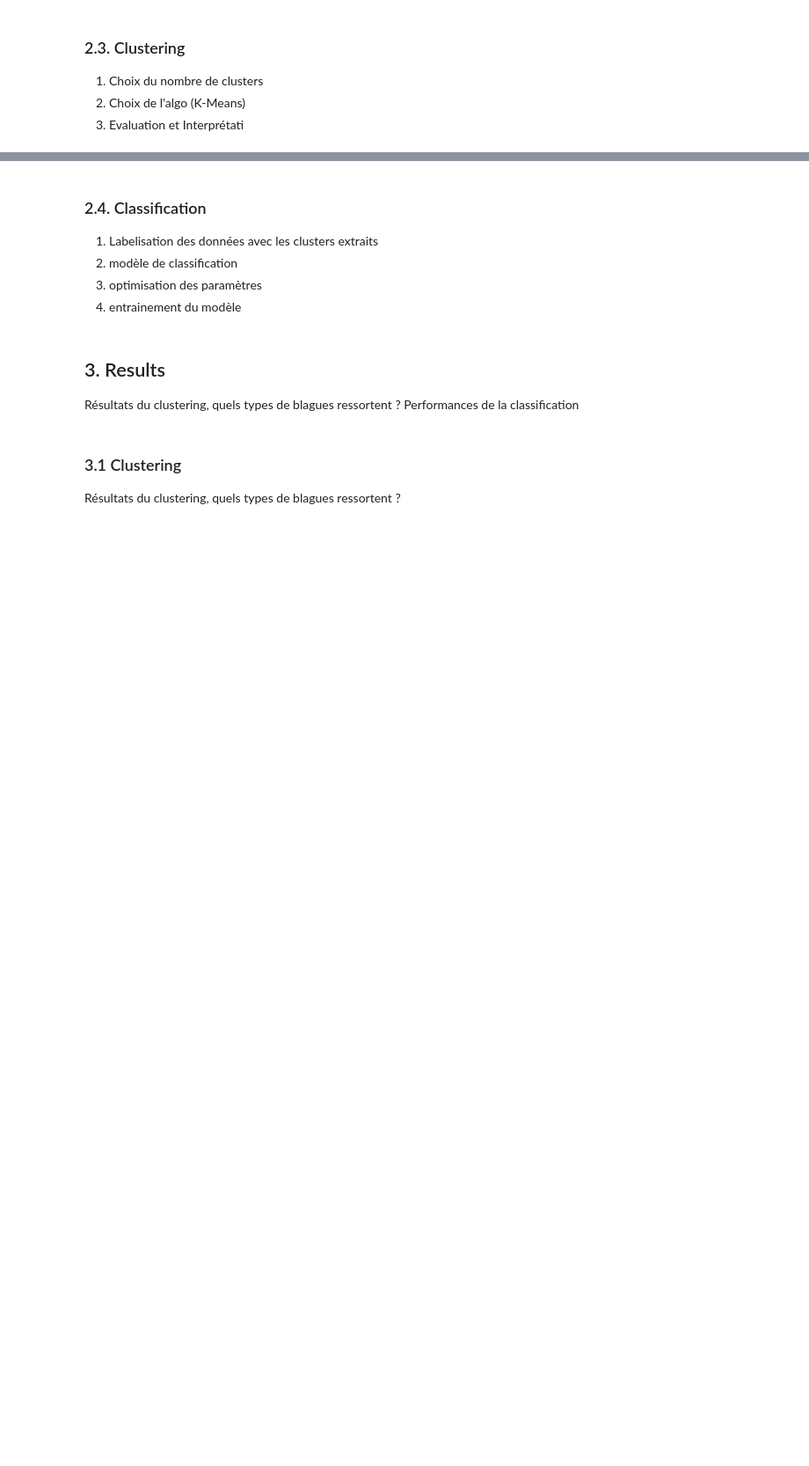
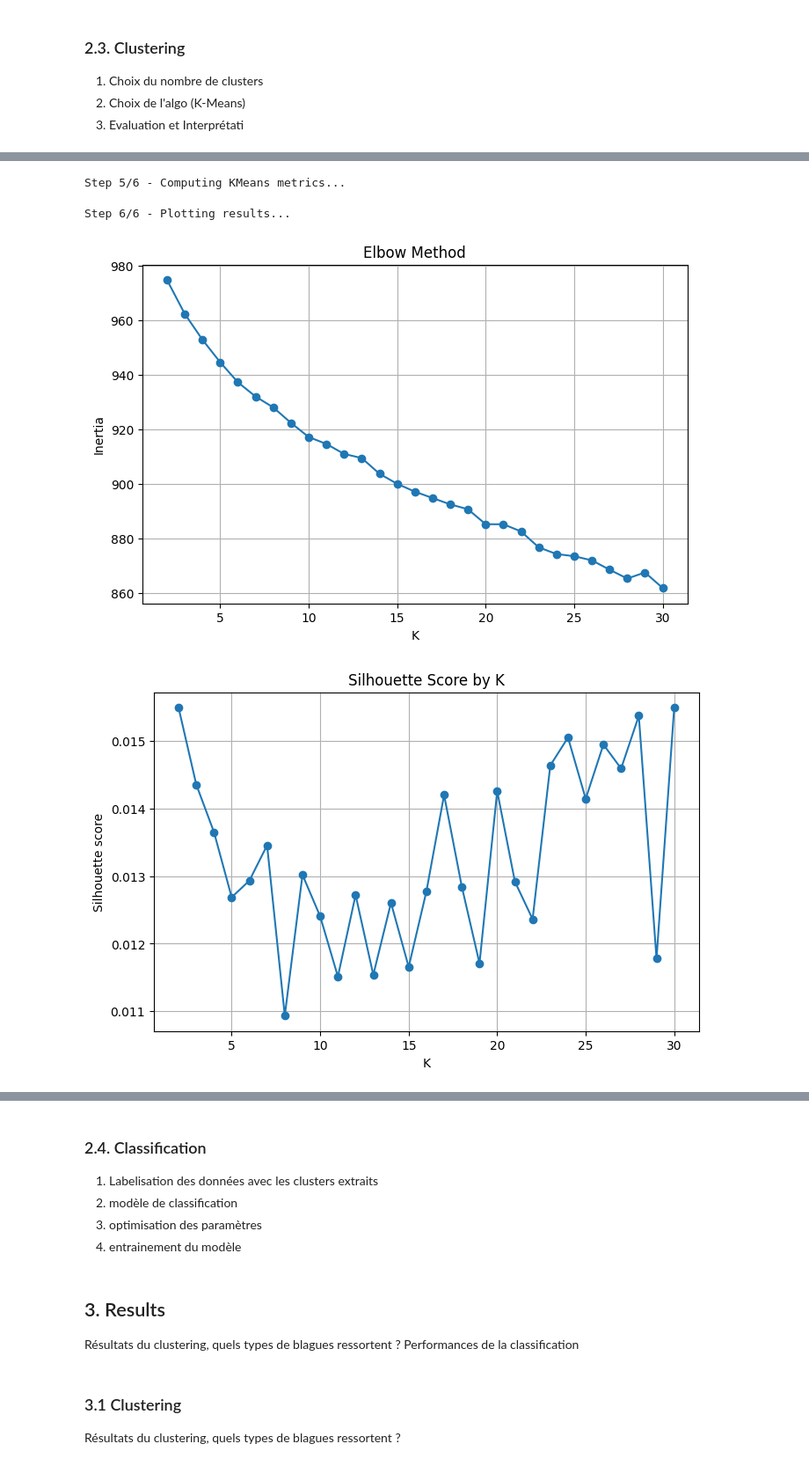
Before and after one commit to realhugoviana/jokes_clustering, a Jupyter notebook: joke_clustering.ipynb, the cells around one changed output, grey strips where cells are left out. Shown at 88% size. Cells and saved outputs as stored; diff of their text form; code cells hidden in the pictures; blank space fills up the shorter version.

Commit message:
Clustering final 17 clusters + Labels of clusters

```diff
--- a/joke_clustering.ipynb
+++ b/joke_clustering.ipynb
@@ -369,18 +153,0 @@ CLUSTER 0
-# %%
-!pip install hdbscan
-import numpy as np
-import hdbscan
-
-X = np.vstack(df["embedding"].values)
-
-clusterer = hdbscan.HDBSCAN(
-    min_cluster_size=50,     # taille min d’un cluster
-    metric='euclidean'
-)
-
-labels = clusterer.fit_predict(X)
-
-df["cluster"] = labels
-
-print("Number of clusters:", len(set(labels)) - (1 if -1 in labels else 0))
-print("Noise points:", sum(labels == -1))
@@ -535,0 +154,50 @@ SCORES : [0.806, 0.773, 0.356]
+# %%
+import matplotlib.pyplot as plt
+
+from tqdm.auto import tqdm
+from sklearn.cluster import KMeans
+from sklearn.metrics import silhouette_score
+
+K_values = range(2, 31)
+
+inertias = []
+silhouette_scores = []
+
+tqdm.write("Step 5/6 - Computing KMeans metrics...")
+
+X_sample = X_combined[:1000]
+
+for k in tqdm(K_values):
+    kmeans = KMeans(
+        n_clusters=k,
+        random_state=42,
+        n_init=10
+    )
+
+    labels = kmeans.fit_predict(X_sample)
+
+    inertias.append(kmeans.inertia_)
+    silhouette_scores.append(silhouette_score(X_sample, labels))
+
+tqdm.write("Step 6/6 - Plotting results...")
+
+plt.figure(figsize=(8, 5))
+plt.plot(K_values, inertias, marker="o")
+plt.title("Elbow Method")
+plt.xlabel("K")
+plt.ylabel("Inertia")
+plt.grid(True)
+plt.show()
+
+plt.figure(figsize=(8, 5))
+plt.plot(K_values, silhouette_scores, marker="o")
+plt.title("Silhouette Score by K")
+plt.xlabel("K")
+plt.ylabel("Silhouette score")
+plt.grid(True)
+plt.show()
+# %% [output]
+Step 5/6 - Computing KMeans metrics...
+Step 6/6 - Plotting results...
+[figure, added]
+[figure, added]
```
Also changed, not shown: parts of 17 cells of this notebook.
